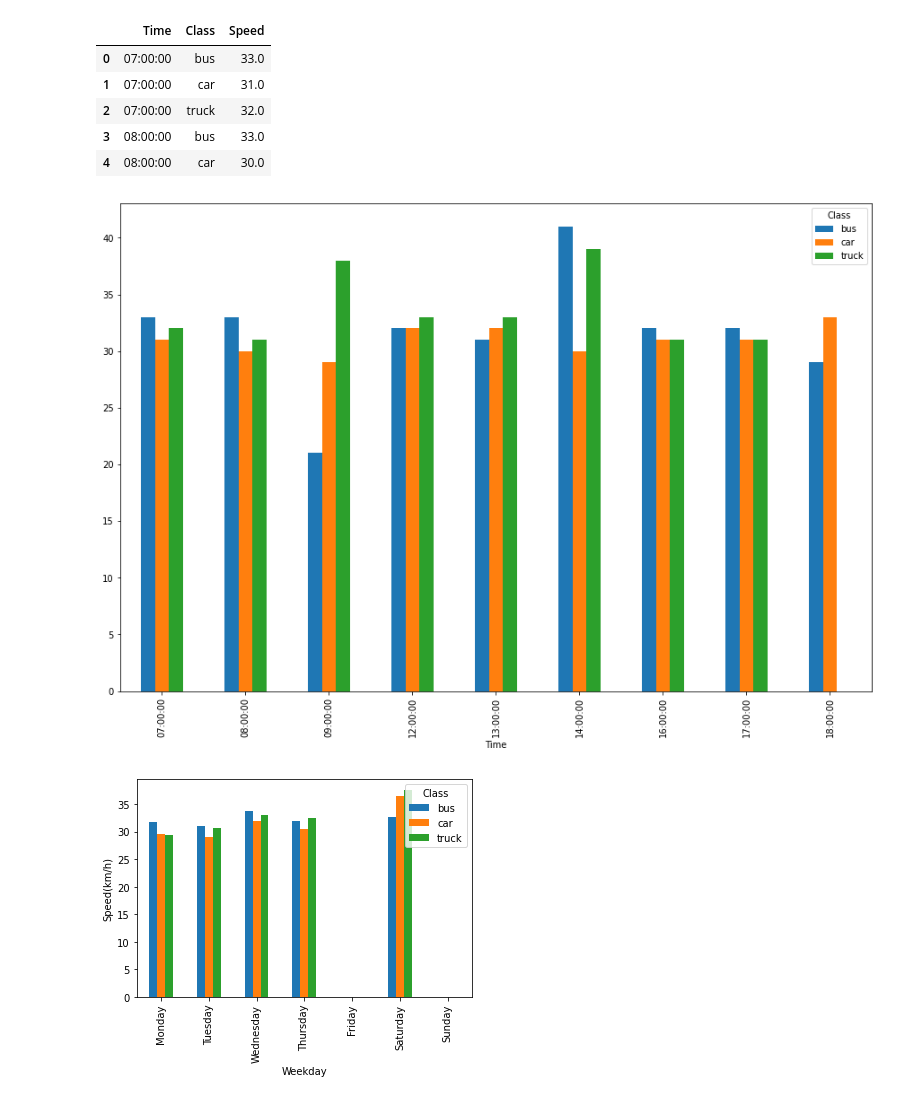
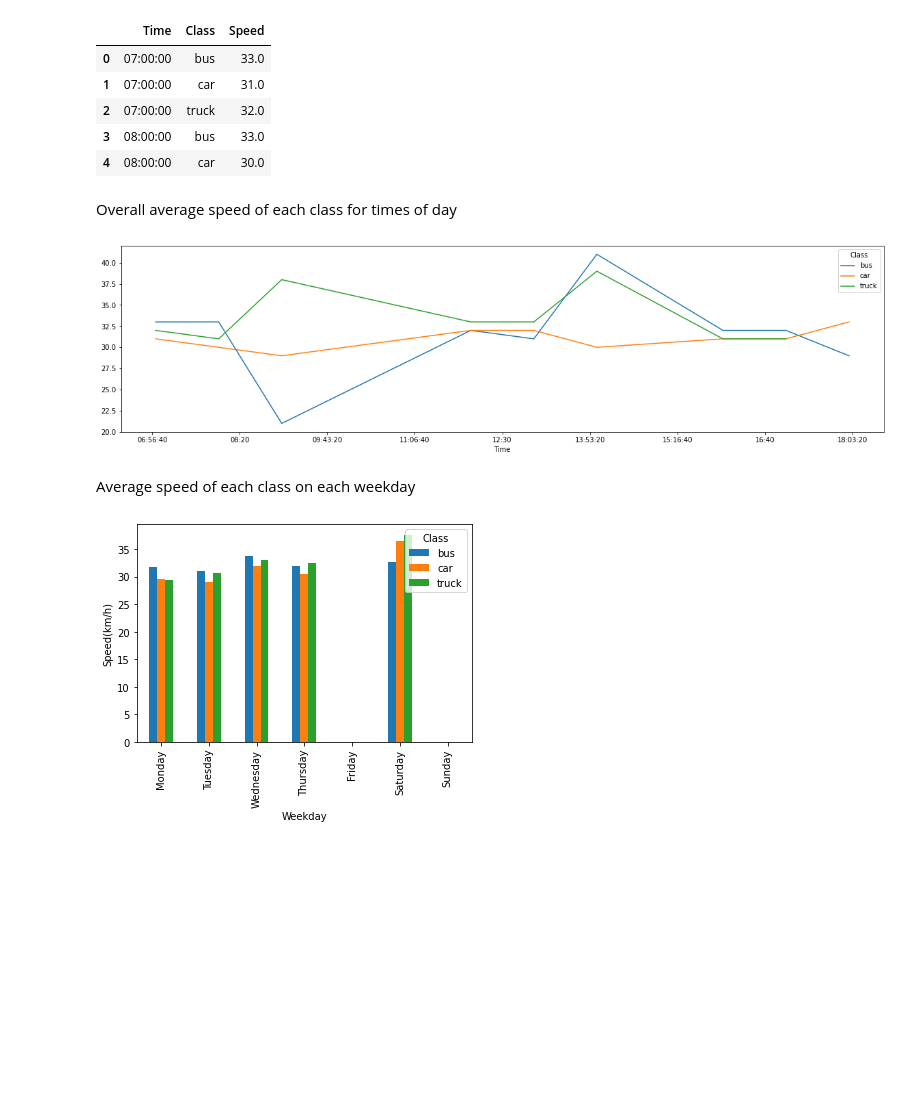
Before and after one commit to basakerdamar/City-Statistics-Analysis, a Jupyter notebook: speed_detection.ipynb, the cells around one changed output. Cells and saved outputs as stored; diff of their text form; code cells hidden in the pictures; blank space fills up the shorter version.

```diff
--- a/speed_detection.ipynb
+++ b/speed_detection.ipynb
@@ -62,11 +75,16 @@ hours.head()
 | 2 | 07:00:00 | truck | 32.0 |
 | 3 | 08:00:00 | bus | 33.0 |
 | 4 | 08:00:00 | car | 30.0 |
+# %% [markdown]
+Overall average speed of each class for times of day
 # %%
-ax = hours.pivot(index='Time', columns='Class', values='Speed').fillna(method='backfill', axis=0).plot.bar(figsize=(15, 10))
+ax = hours.pivot(index='Time', columns='Class', values='Speed')\
+                    .plot.line(figsize=(20, 5))
 ax.figure.savefig('speed_detection_charts/class_times_of_day.png', bbox_inches = "tight")
 # %% [output]
-[figure, old version]
+[figure, new version]
+# %% [markdown]
+Average speed of each class on each weekday
 # %%
 ax = speed.groupby(['Weekday', 'Class']).mean().reset_index()\
             .pivot(index='Weekday', columns='Class', values='Speed').plot.bar()
```
Also changed, not shown: parts of 12 cells of this notebook, 1 other file.
